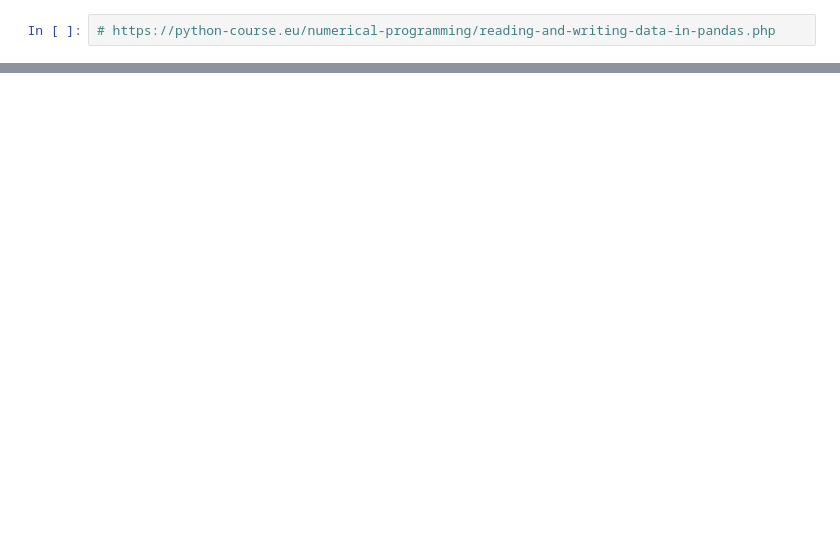
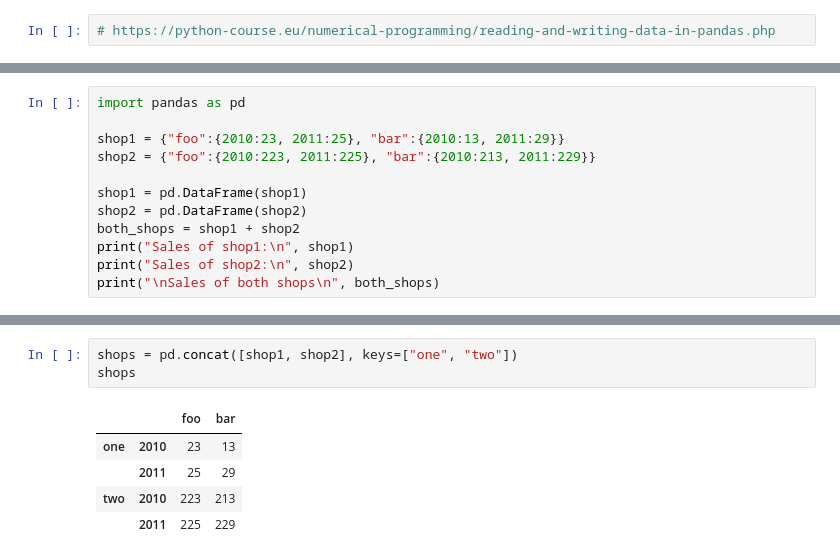
Before and after one commit to harmkenn/Python-Workbooks, a Jupyter notebook: python-course.eu/E_PC28_Write_Pandas.ipynb, the cells around one changed output, grey strips where cells are left out. Saved outputs shown, nothing was run; the diff lists cells and outputs as text; blank space fills up the shorter version.

```diff
--- a/python-course.eu/E_PC28_Write_Pandas.ipynb
+++ b/python-course.eu/E_PC28_Write_Pandas.ipynb
@@ -9,0 +109,12 @@ FileNotFoundError: [Errno 2] No such file or directory: './data1/dollar_euro.txt
+# %%
+import pandas as pd
+
+shop1 = {"foo":{2010:23, 2011:25}, "bar":{2010:13, 2011:29}}
+shop2 = {"foo":{2010:223, 2011:225}, "bar":{2010:213, 2011:229}}
+
+shop1 = pd.DataFrame(shop1)
+shop2 = pd.DataFrame(shop2)
+both_shops = shop1 + shop2
+print("Sales of shop1:\n", shop1)
+print("Sales of shop2:\n", shop2)
+print("\nSales of both shops\n", both_shops)
@@ -9,0 +135,9 @@ FileNotFoundError: [Errno 2] No such file or directory: './data1/dollar_euro.txt
+# %%
+shops = pd.concat([shop1, shop2], keys=["one", "two"])
+shops
+# %% [output]
+|  |  | foo | bar |
+| one | 2010 | 23 | 13 |
+|  | 2011 | 25 | 29 |
+| two | 2010 | 223 | 213 |
+|  | 2011 | 225 | 229 |
```
Also changed, not shown: parts of 8 cells of this notebook, 4 other files.
